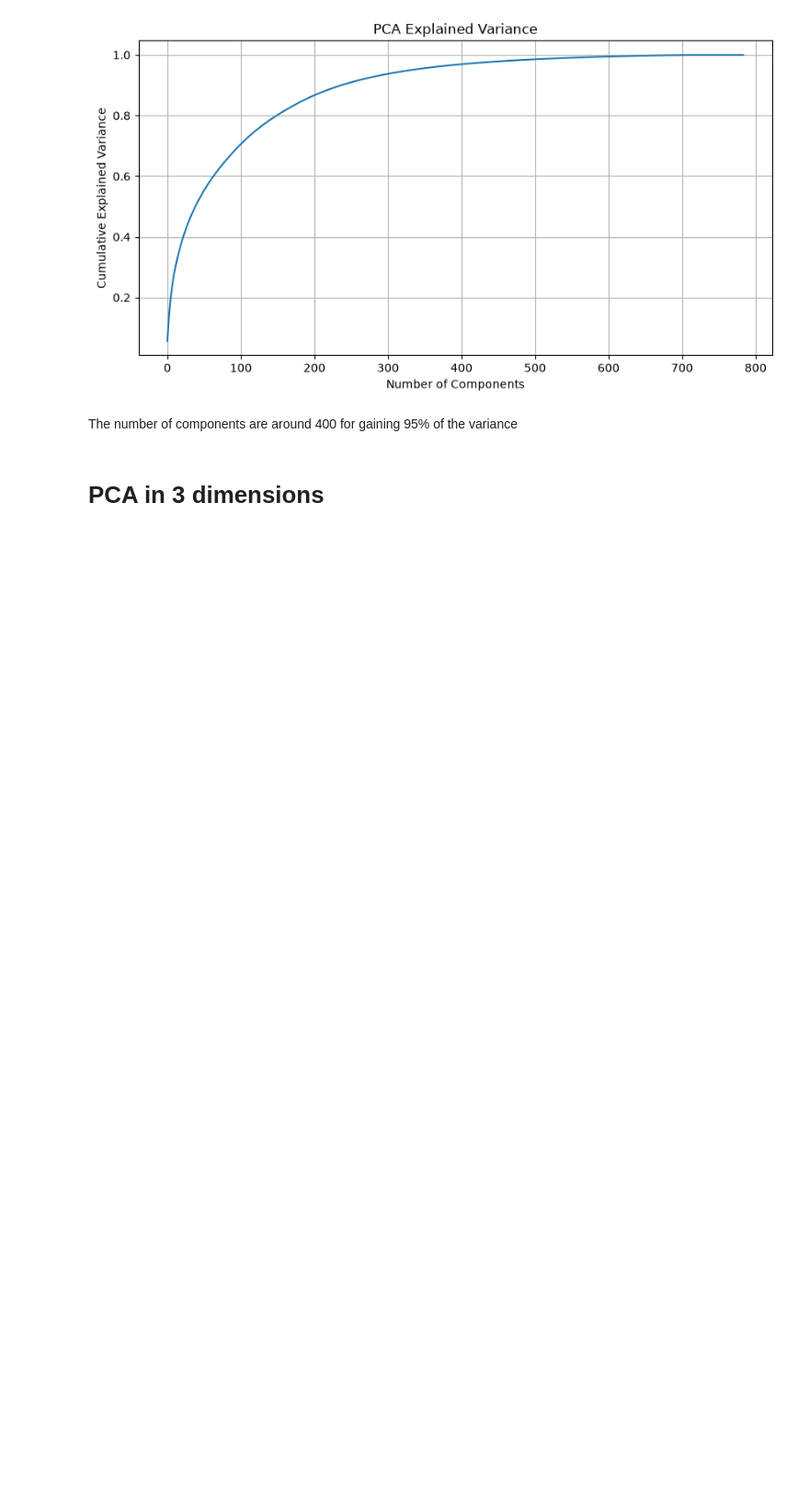
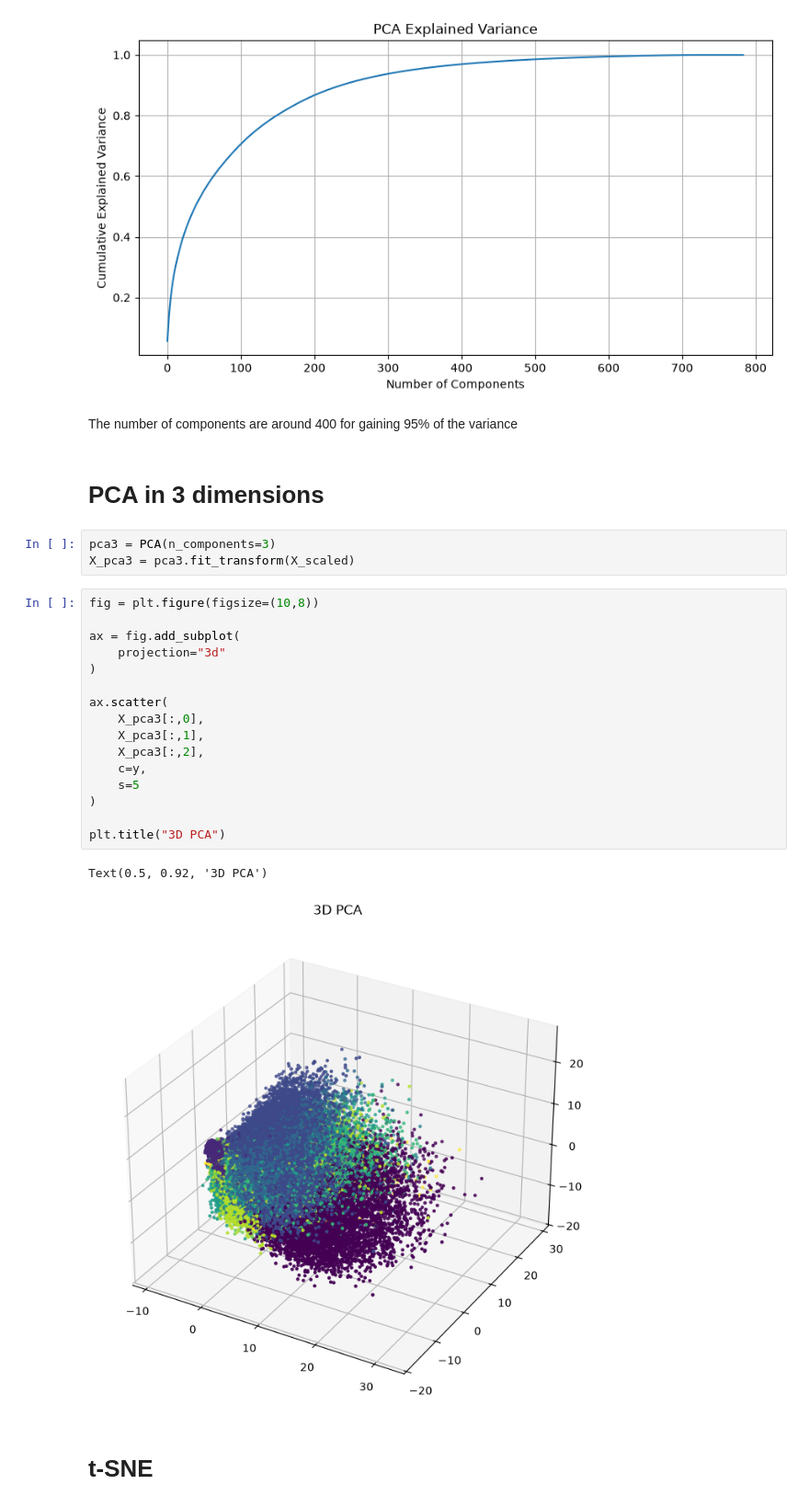
Before and after one commit to shy942/ML-exploration, a Jupyter notebook: notebooks/06_Dimensionality_Reduction.ipynb, the cells around one changed output. Shown at 92% size. Cells and saved outputs as stored; diff of their text form; blank space fills up the shorter version.

```diff
--- a/notebooks/06_Dimensionality_Reduction.ipynb
+++ b/notebooks/06_Dimensionality_Reduction.ipynb
@@ -108,3 +109,27 @@ plt.grid(True)
 The number of components are around 400 for gaining 95% of the variance
 # %% [markdown]
 # PCA in 3 dimensions
+# %%
+pca3 = PCA(n_components=3)
+X_pca3 = pca3.fit_transform(X_scaled)
+# %%
+fig = plt.figure(figsize=(10,8))
+
+ax = fig.add_subplot(
+    projection="3d"
+)
+
+ax.scatter(
+    X_pca3[:,0],
+    X_pca3[:,1],
+    X_pca3[:,2],
+    c=y,
+    s=5
+)
+
+plt.title("3D PCA")
+# %% [output]
+Text(0.5, 0.92, '3D PCA')
+[figure, added]
+# %% [markdown]
+# t-SNE
```
Also changed, not shown: parts of 16 cells of this notebook.
